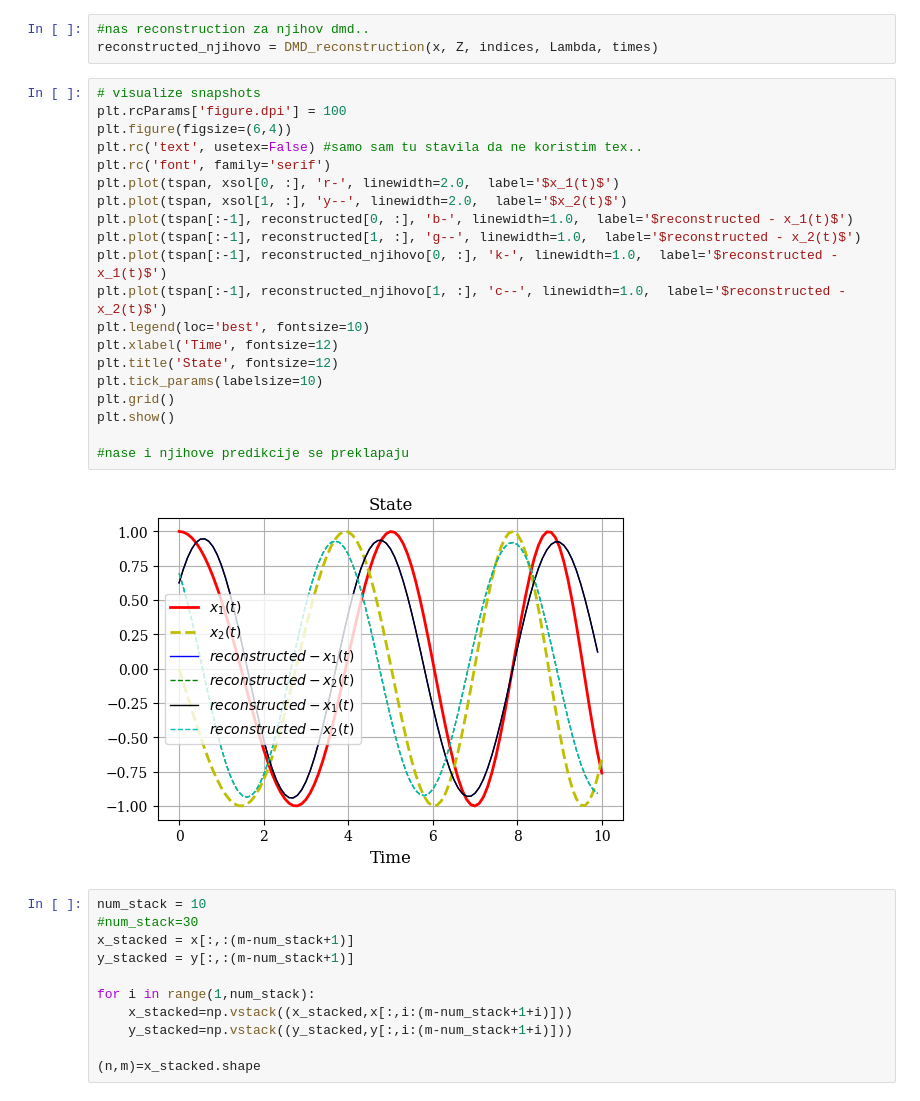
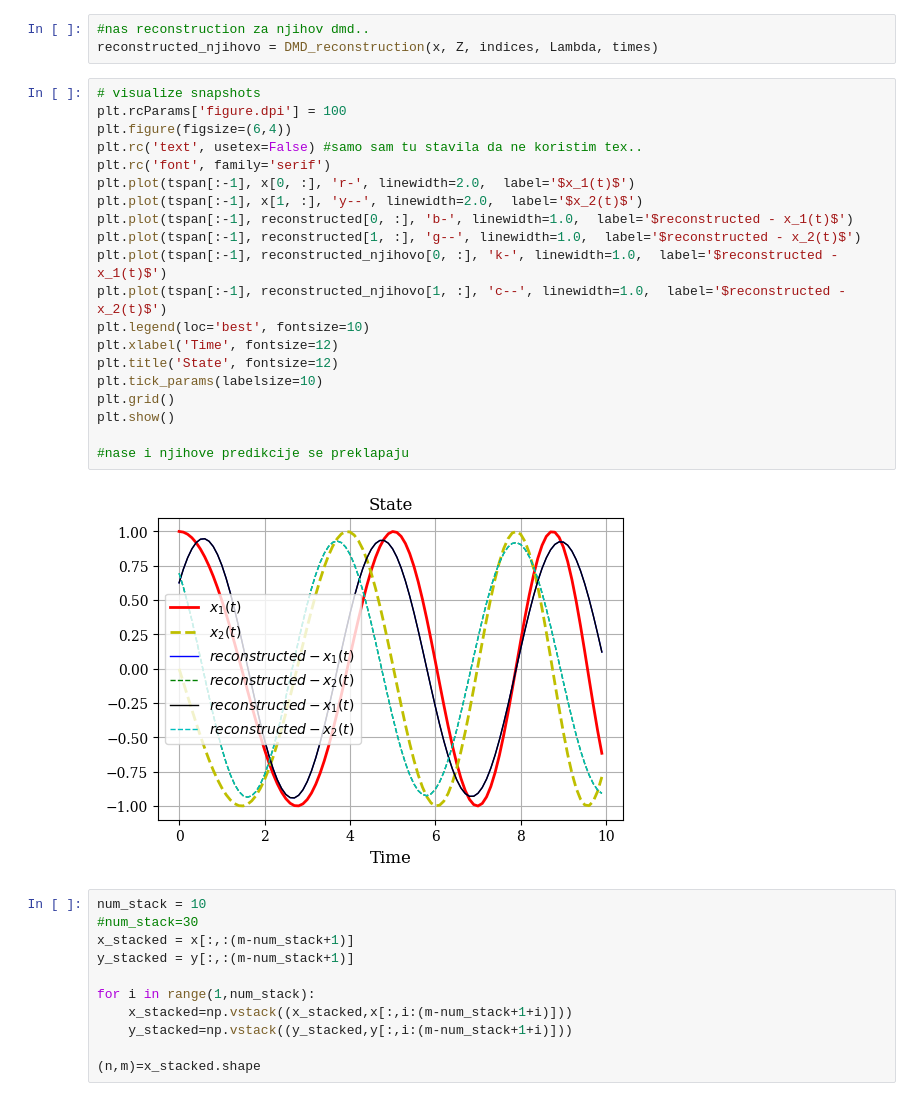
Before and after one commit to ela-d/DMD, a Jupyter notebook: 2D_time-varying_system-example.ipynb, the cells around one changed output. Saved outputs shown, nothing was run; the diff lists cells and outputs as text.

```diff
--- a/2D_time-varying_system-example.ipynb
+++ b/2D_time-varying_system-example.ipynb
@@ -162,25 +162,25 @@ reconstructed_njihovo = DMD_reconstruction(x, Z, indices, Lambda, times)
 # %%
 # visualize snapshots
 plt.rcParams['figure.dpi'] = 100
 plt.figure(figsize=(6,4))
 plt.rc('text', usetex=False) #samo sam tu stavila da ne koristim tex..
 plt.rc('font', family='serif')
-plt.plot(tspan, xsol[0, :], 'r-', linewidth=2.0,  label='$x_1(t)$')
-plt.plot(tspan, xsol[1, :], 'y--', linewidth=2.0,  label='$x_2(t)$')
+plt.plot(tspan[:-1], x[0, :], 'r-', linewidth=2.0,  label='$x_1(t)$')
+plt.plot(tspan[:-1], x[1, :], 'y--', linewidth=2.0,  label='$x_2(t)$')
 plt.plot(tspan[:-1], reconstructed[0, :], 'b-', linewidth=1.0,  label='$reconstructed - x_1(t)$')
 plt.plot(tspan[:-1], reconstructed[1, :], 'g--', linewidth=1.0,  label='$reconstructed - x_2(t)$')
 plt.plot(tspan[:-1], reconstructed_njihovo[0, :], 'k-', linewidth=1.0,  label='$reconstructed - x_1(t)$')
 plt.plot(tspan[:-1], reconstructed_njihovo[1, :], 'c--', linewidth=1.0,  label='$reconstructed - x_2(t)$')
 plt.legend(loc='best', fontsize=10)
 plt.xlabel('Time', fontsize=12)
 plt.title('State', fontsize=12)
 plt.tick_params(labelsize=10)
 plt.grid()
 plt.show()
 
 #nase i njihove predikcije se preklapaju
 # %% [output]
-[figure, old version]
+[figure, new version]
 # %%
 num_stack = 10
 #num_stack=30
```
Also changed, not shown: parts of 5 cells of this notebook.
